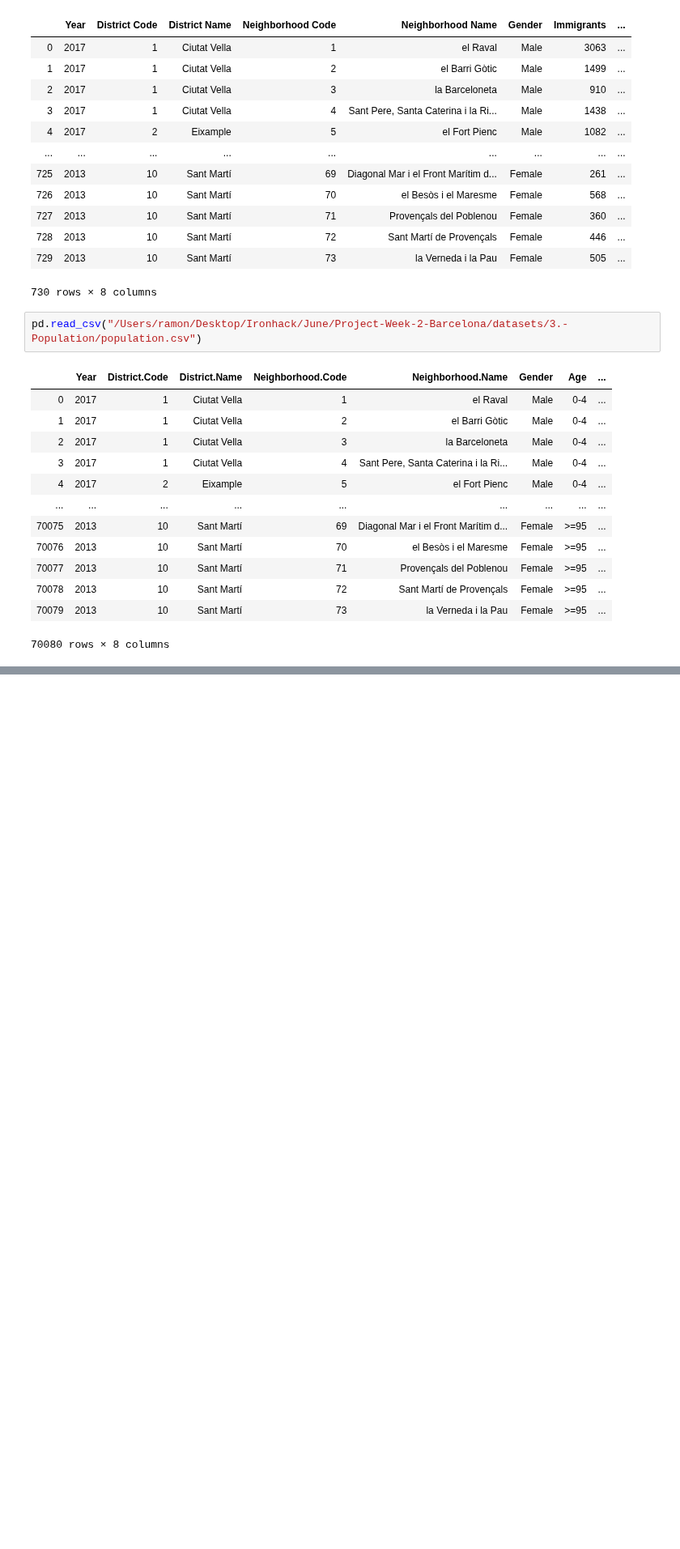
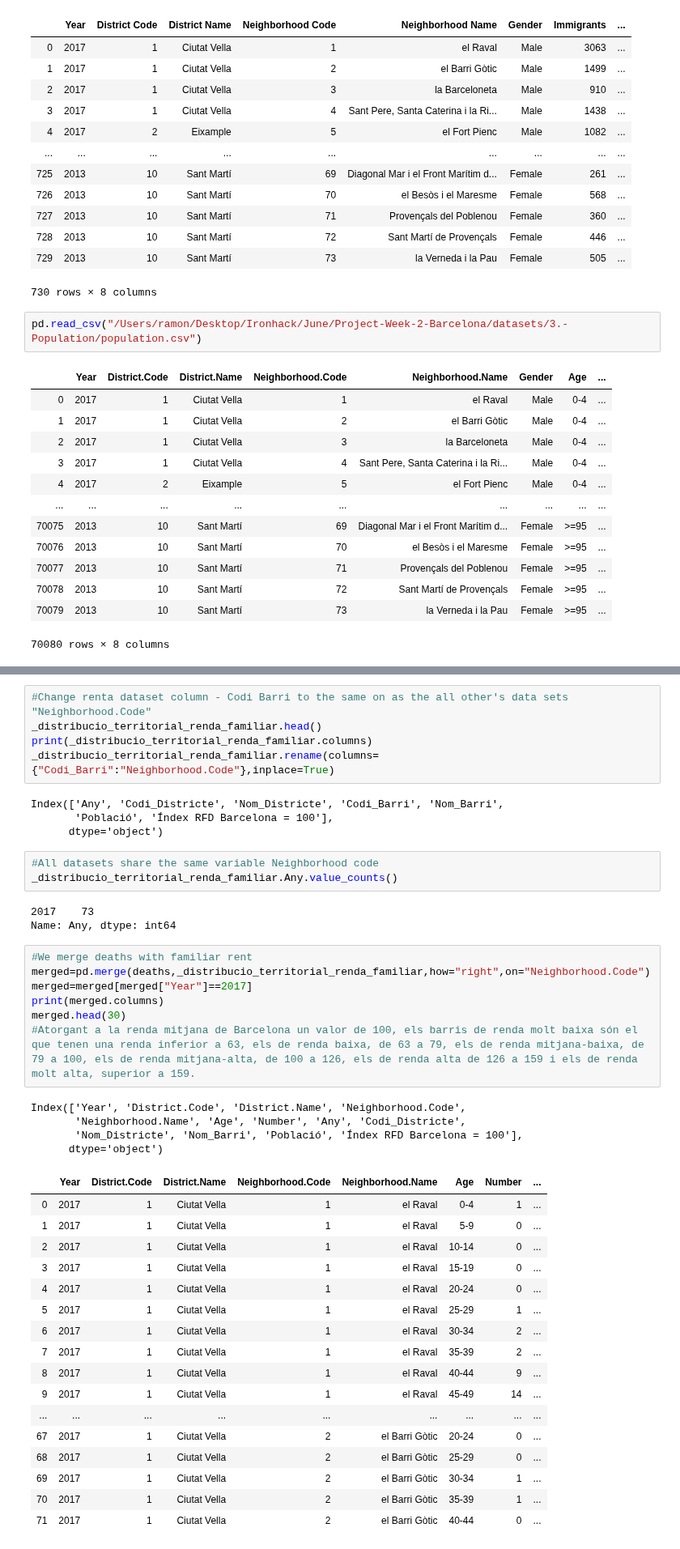
Before and after one commit to ta-data-bcn/Project-Week-2-Barcelona, a Jupyter notebook: your-project/Code/Ramon_JN.ipynb, the cells around one changed output, grey strips where cells are left out. Shown at 81% size. Cells and saved outputs as stored; diff of their text form; blank space fills up the shorter version.

Commit message:
Ramon 01/07 Clean Data

```diff
--- a/your-project/Code/Ramon_JN.ipynb
+++ b/your-project/Code/Ramon_JN.ipynb
@@ -170,0 +155,44 @@ NameError: name 'immigrants' is not defined
+# %%
+#Change renta dataset column - Codi Barri to the same on as the all other's data sets "Neighborhood.Code"
+_distribucio_territorial_renda_familiar.head()
+print(_distribucio_territorial_renda_familiar.columns)
+_distribucio_territorial_renda_familiar.rename(columns={"Codi_Barri":"Neighborhood.Code"},inplace=True)
+# %% [output]
+Index(['Any', 'Codi_Districte', 'Nom_Districte', 'Codi_Barri', 'Nom_Barri',
+       'Població', 'Índex RFD Barcelona = 100'],
+      dtype='object')
+# %%
+#All datasets share the same variable Neighborhood code
+_distribucio_territorial_renda_familiar.Any.value_counts()
+# %% [output]
+2017    73
+Name: Any, dtype: int64
+# %%
+#We merge deaths with familiar rent
+merged=pd.merge(deaths,_distribucio_territorial_renda_familiar,how="right",on="Neighborhood.Code")
+merged=merged[merged["Year"]==2017]
+print(merged.columns)
+merged.head(30)
+#Atorgant a la renda mitjana de Barcelona un valor de 100, els barris de renda molt baixa són el que tenen una renda inferior a 63, els de renda baixa, de 63 a 79, els de renda mitjana-baixa, de 79 a 100, els de renda mitjana-alta, de 100 a 126, els de renda alta de 126 a 159 i els de renda molt alta, superior a 159.
+# %% [output]
+Index(['Year', 'District.Code', 'District.Name', 'Neighborhood.Code',
+       'Neighborhood.Name', 'Age', 'Number', 'Any', 'Codi_Districte',
+       'Nom_Districte', 'Nom_Barri', 'Població', 'Índex RFD Barcelona = 100'],
+      dtype='object')
+|  | Year | District.Code | District.Name | Neighborhood.Code | Neighborhood.Name | Age | Number | ... |
+| 0 | 2017 | 1 | Ciutat Vella | 1 | el Raval | 0-4 | 1 | ... |
+| 1 | 2017 | 1 | Ciutat Vella | 1 | el Raval | 5-9 | 0 | ... |
+| 2 | 2017 | 1 | Ciutat Vella | 1 | el Raval | 10-14 | 0 | ... |
+| 3 | 2017 | 1 | Ciutat Vella | 1 | el Raval | 15-19 | 0 | ... |
+| 4 | 2017 | 1 | Ciutat Vella | 1 | el Raval | 20-24 | 0 | ... |
+| 5 | 2017 | 1 | Ciutat Vella | 1 | el Raval | 25-29 | 1 | ... |
+| 6 | 2017 | 1 | Ciutat Vella | 1 | el Raval | 30-34 | 2 | ... |
+| 7 | 2017 | 1 | Ciutat Vella | 1 | el Raval | 35-39 | 2 | ... |
+| 8 | 2017 | 1 | Ciutat Vella | 1 | el Raval | 40-44 | 9 | ... |
+| 9 | 2017 | 1 | Ciutat Vella | 1 | el Raval | 45-49 | 14 | ... |
+| ... | ... | ... | ... | ... | ... | ... | ... | ... |
+| 67 | 2017 | 1 | Ciutat Vella | 2 | el Barri Gòtic | 20-24 | 0 | ... |
+| 68 | 2017 | 1 | Ciutat Vella | 2 | el Barri Gòtic | 25-29 | 0 | ... |
+| 69 | 2017 | 1 | Ciutat Vella | 2 | el Barri Gòtic | 30-34 | 1 | ... |
+| 70 | 2017 | 1 | Ciutat Vella | 2 | el Barri Gòtic | 35-39 | 1 | ... |
+| 71 | 2017 | 1 | Ciutat Vella | 2 | el Barri Gòtic | 40-44 | 0 | ... |
```
Also changed, not shown: parts of 28 cells of this notebook, 2 other files.
